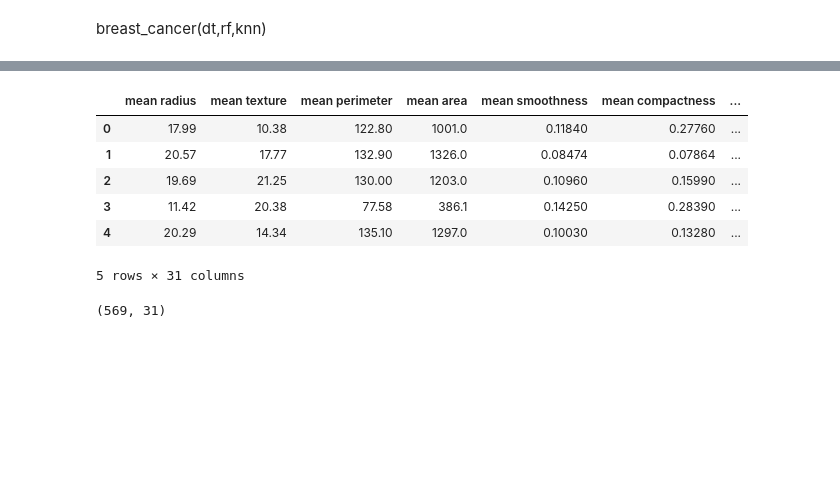
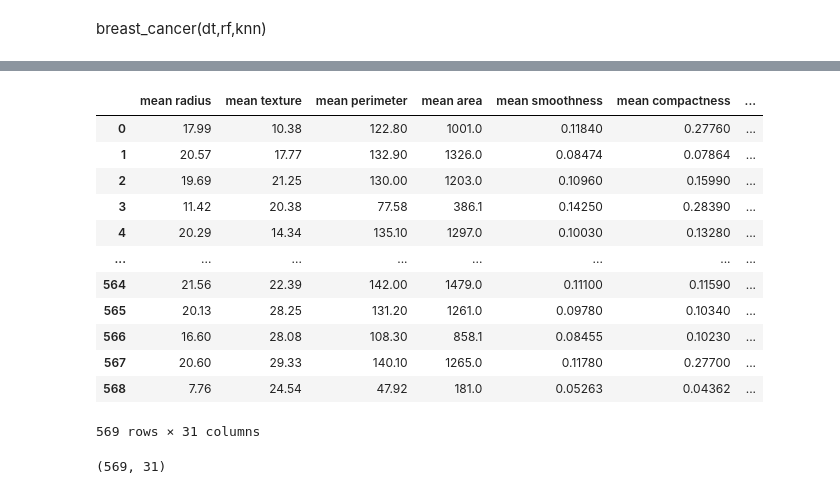
Before and after one commit to swastikbanerjee/DL, a Jupyter notebook: testing_2.ipynb, the cells around one changed output, grey strips where cells are left out. Saved outputs shown, nothing was run; the diff lists cells and outputs as text; code cells hidden in the pictures; blank space fills up the shorter version.

```diff
--- a/testing_2.ipynb
+++ b/testing_2.ipynb
@@ -86,15 +87,21 @@ weighted avg       0.90      0.90      0.90       114
    macro avg       0.90      0.89      0.90       114
 weighted avg       0.90      0.90      0.90       114
 # %%
-breast_cancer_df.head()
+breast_cancer_df
 # %% [output]
 |  | mean radius | mean texture | mean perimeter | mean area | mean smoothness | mean compactness | ... |
 | 0 | 17.99 | 10.38 | 122.80 | 1001.0 | 0.11840 | 0.27760 | ... |
 | 1 | 20.57 | 17.77 | 132.90 | 1326.0 | 0.08474 | 0.07864 | ... |
 | 2 | 19.69 | 21.25 | 130.00 | 1203.0 | 0.10960 | 0.15990 | ... |
 | 3 | 11.42 | 20.38 | 77.58 | 386.1 | 0.14250 | 0.28390 | ... |
 | 4 | 20.29 | 14.34 | 135.10 | 1297.0 | 0.10030 | 0.13280 | ... |
+| ... | ... | ... | ... | ... | ... | ... | ... |
+| 564 | 21.56 | 22.39 | 142.00 | 1479.0 | 0.11100 | 0.11590 | ... |
+| 565 | 20.13 | 28.25 | 131.20 | 1261.0 | 0.09780 | 0.10340 | ... |
+| 566 | 16.60 | 28.08 | 108.30 | 858.1 | 0.08455 | 0.10230 | ... |
+| 567 | 20.60 | 29.33 | 140.10 | 1265.0 | 0.11780 | 0.27700 | ... |
+| 568 | 7.76 | 24.54 | 47.92 | 181.0 | 0.05263 | 0.04362 | ... |
-5 rows × 31 columns
+569 rows × 31 columns
 # %%
 breast_cancer_df.shape
 # %% [output]
```
Also changed, not shown: parts of 5 cells of this notebook.
